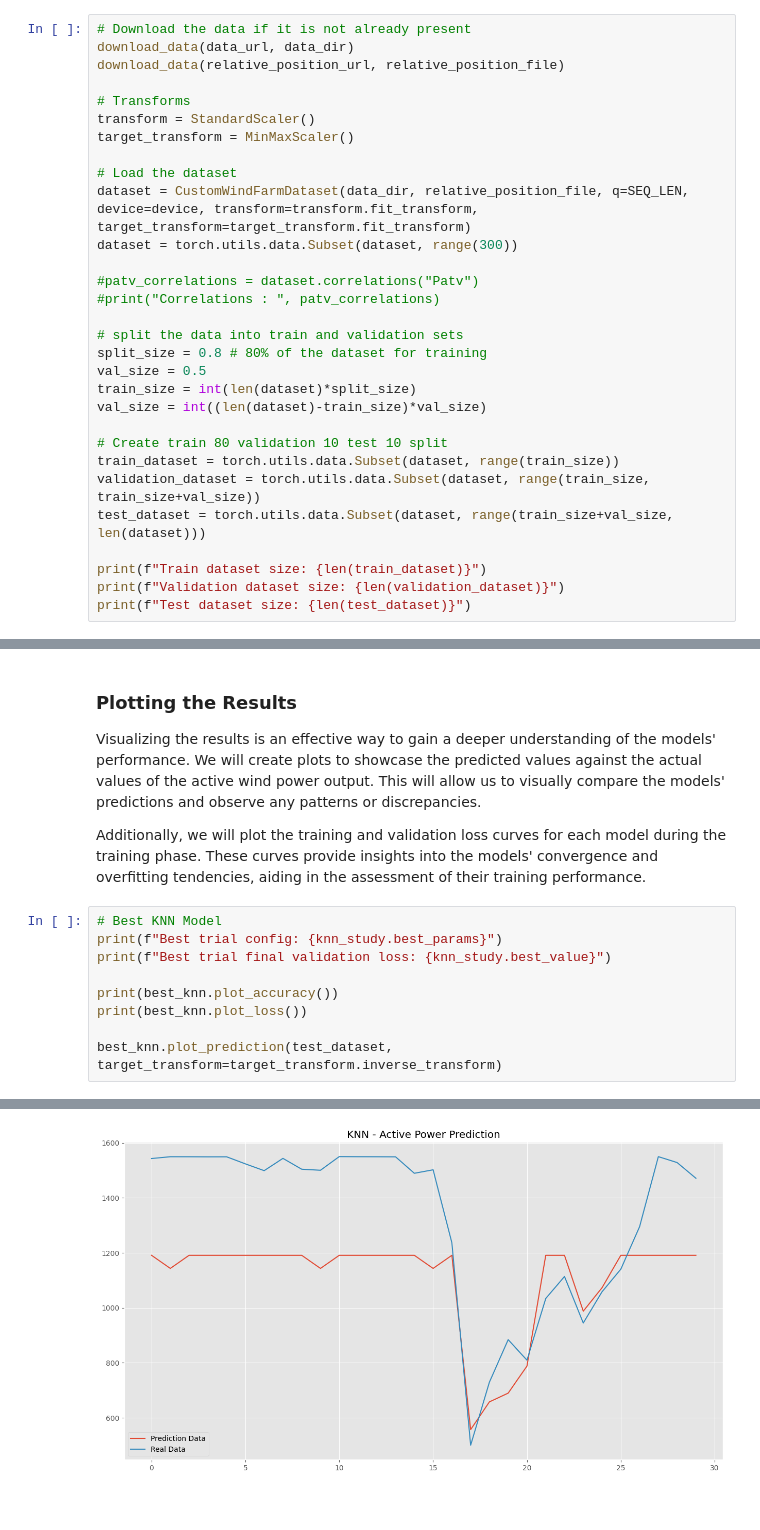
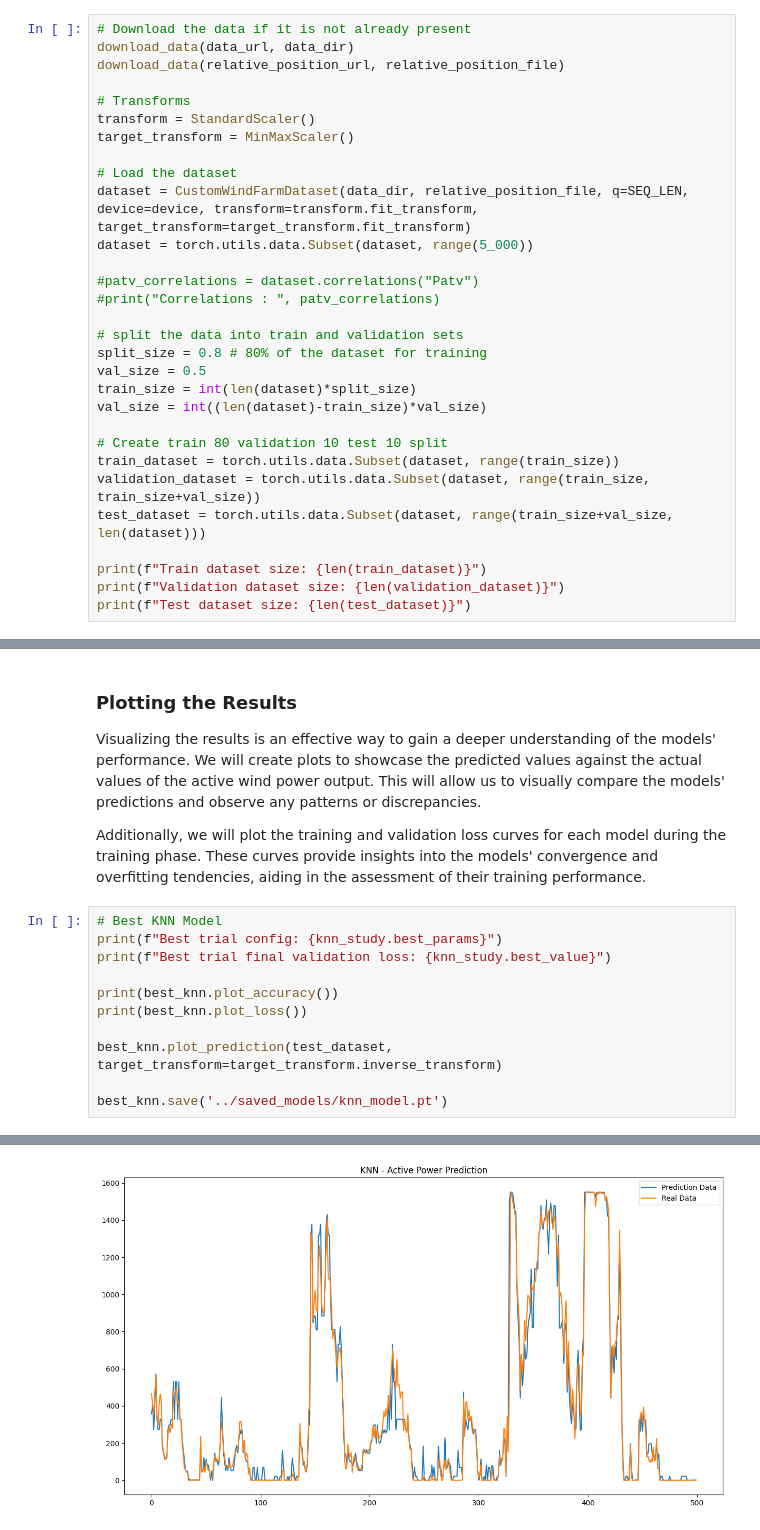
Before and after one commit to hectellian/wind-power-forecasting, a Jupyter notebook: wind_power_forecasting/results.ipynb, the cells around one changed output, grey strips where cells are left out. Saved outputs shown, nothing was run; the diff lists cells and outputs as text.

```diff
--- a/wind_power_forecasting/results.ipynb
+++ b/wind_power_forecasting/results.ipynb
@@ -134,7 +131,7 @@ target_transform = MinMaxScaler()
 
 # Load the dataset
 dataset = CustomWindFarmDataset(data_dir, relative_position_file, q=SEQ_LEN, device=device, transform=transform.fit_transform, target_transform=target_transform.fit_transform)
-dataset = torch.utils.data.Subset(dataset, range(300))
+dataset = torch.utils.data.Subset(dataset, range(5_000))
 
 #patv_correlations = dataset.correlations("Patv")
 #print("Correlations : ", patv_correlations)
@@ -308,4 +295,6 @@ print(best_knn.plot_accuracy())
 print(best_knn.plot_loss())
 
 best_knn.plot_prediction(test_dataset, target_transform=target_transform.inverse_transform)
+
+best_knn.save('../saved_models/knn_model.pt')
 # %% [output]
@@ -315,2 +304,2 @@ Accuracy: 0.21902869641780853
 Not plotabel since there is no loss function
-[figure, old version]
+[figure, new version]
```
Also changed, not shown: parts of 7 cells of this notebook, 3 other files.
